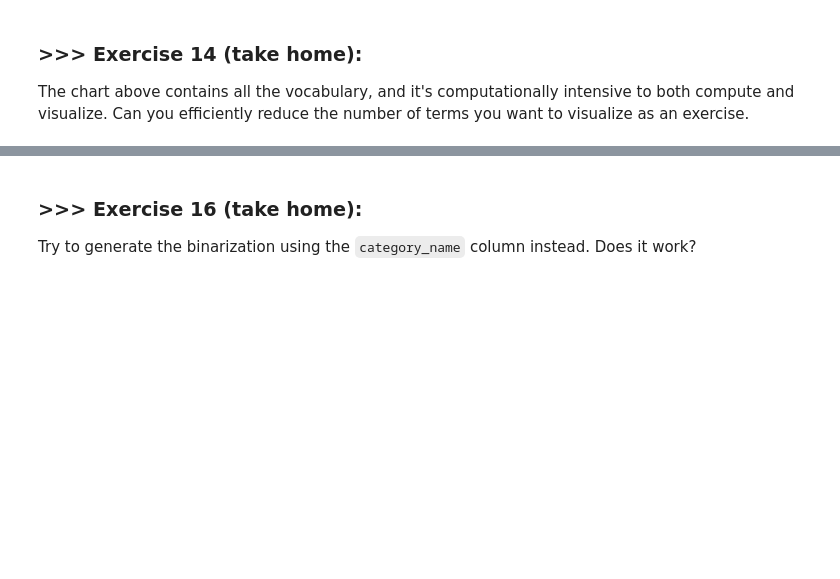
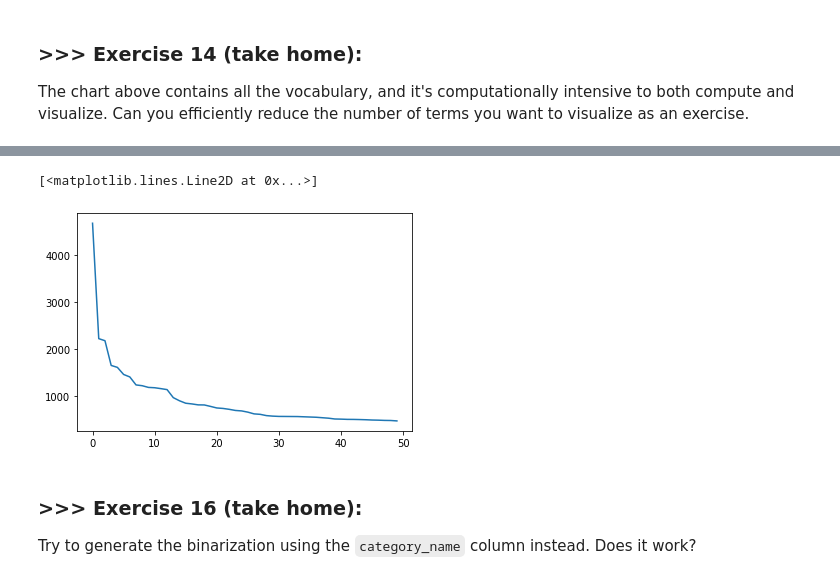
Before and after one commit to eugene08976/DM19-Lab1-Homework1, a Jupyter notebook: DM19-Lab1-Homework.ipynb, the cells around one changed output, grey strips where cells are left out. Cells and saved outputs as stored; diff of their text form; code cells hidden in the pictures; blank space fills up the shorter version.

```diff
--- a/DM19-Lab1-Homework.ipynb
+++ b/DM19-Lab1-Homework.ipynb
@@ -345,6 +380,13 @@ The chart above contains all the vocabulary, and it's computationally intensive
 Additionally, you can attempt to sort the terms on the `x-axis` by frequency instead of in alphabetical order. This way the visualization is more meaninfgul and you will be able to observe the so called [long tail](https://en.wikipedia.org/wiki/Long_tail) (get familiar with this term since it will appear a lot in data mining and other statistics courses). see picture below
 
 ![alt txt](https://upload.wikimedia.org/wikipedia/commons/thumb/8/8a/Long_tail.svg/1000px-Long_tail.svg.png)
+# %%
+# Answer here
+long_tail = sorted(term_frequencies, reverse=True)
+plt.plot(long_tail)
+# %% [output]
+[<matplotlib.lines.Line2D at 0x...>]
+[figure, added]
 # %% [markdown]
 ### >>> **Exercise 16 (take home):**
 Try to generate the binarization using the `category_name` column instead. Does it work?
```
Also changed, not shown: parts of 71 cells of this notebook.
